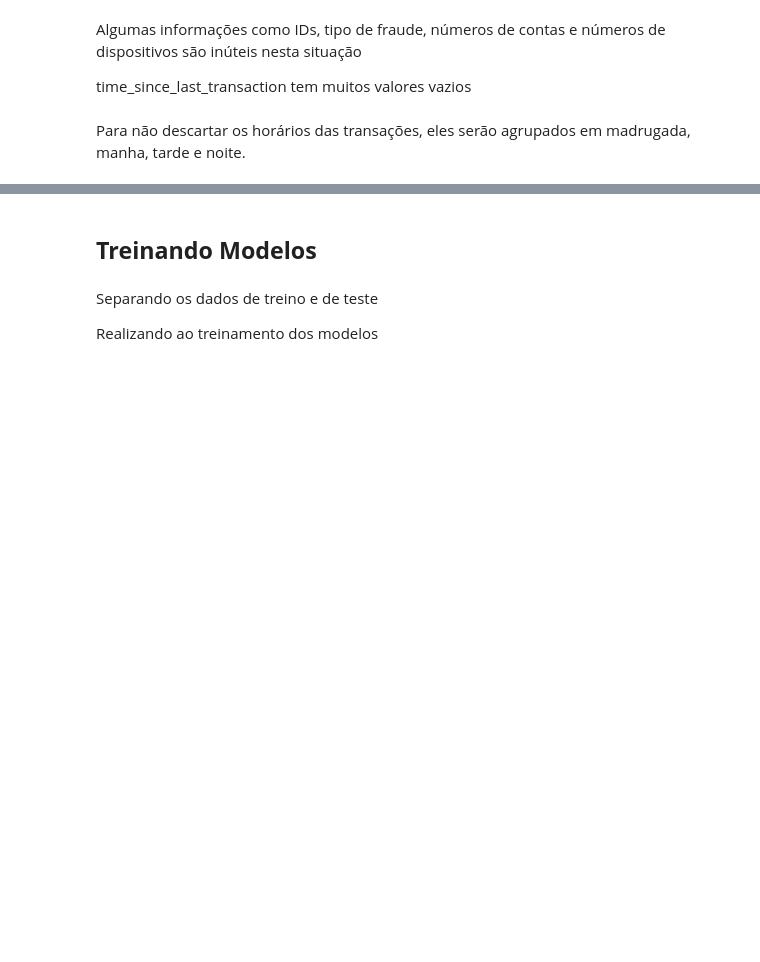
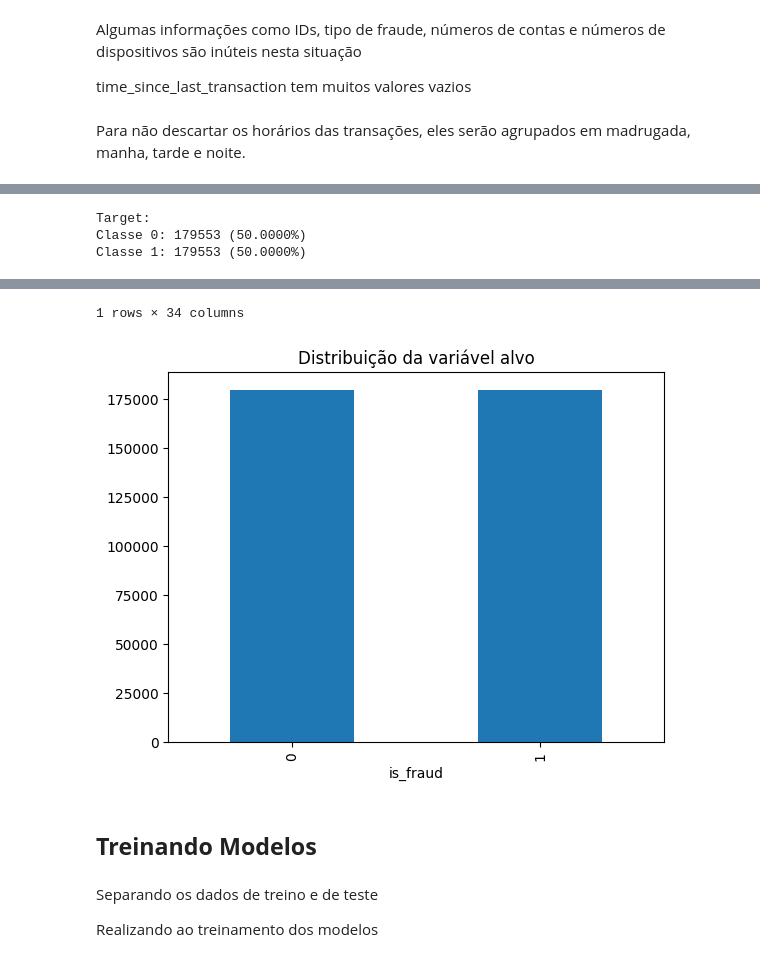
Before and after one commit to LuizHRF/UFFS, a Jupyter notebook: Inteligencia_Artificial/TF/main.ipynb, the cells around one changed output, grey strips where cells are left out. Drawn from its saved outputs; the diff is of its cells as text; code cells hidden in the pictures; blank space fills up the shorter version.

```diff
--- a/Inteligencia_Artificial/TF/main.ipynb
+++ b/Inteligencia_Artificial/TF/main.ipynb
@@ -152,0 +188,11 @@ Amostra do dataset:
+# %%
+undersampler = RandomUnderSampler(random_state=42)
+rna_resampled, _ = undersampler.fit_resample(rna_dataset, rna_dataset["is_fraud"])
+dtc_resampled, _ = undersampler.fit_resample(dtc_dataset, dtc_dataset["is_fraud"])
+
+analyse_target(dtc_resampled)
+dtc_resampled.sample(5)
+# %% [output]
+Target:
+Classe 0: 179553 (50.0000%)
+Classe 1: 179553 (50.0000%)
@@ -153,3 +201,5 @@ Amostra do dataset:
+1 rows × 34 columns
+[figure, added]
 # %% [markdown]
 ## **Treinando Modelos**
 # %% [markdown]
```
Also changed, not shown: parts of 12 cells of this notebook.
